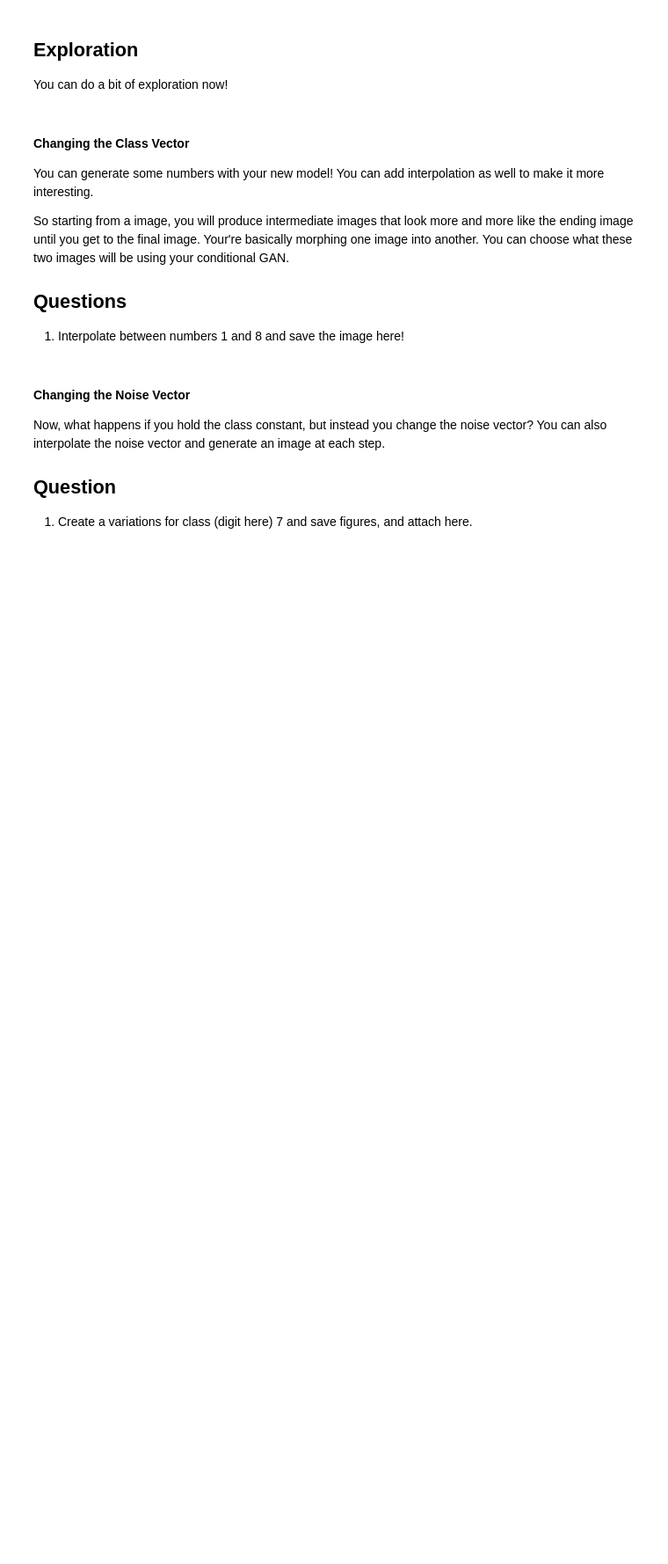
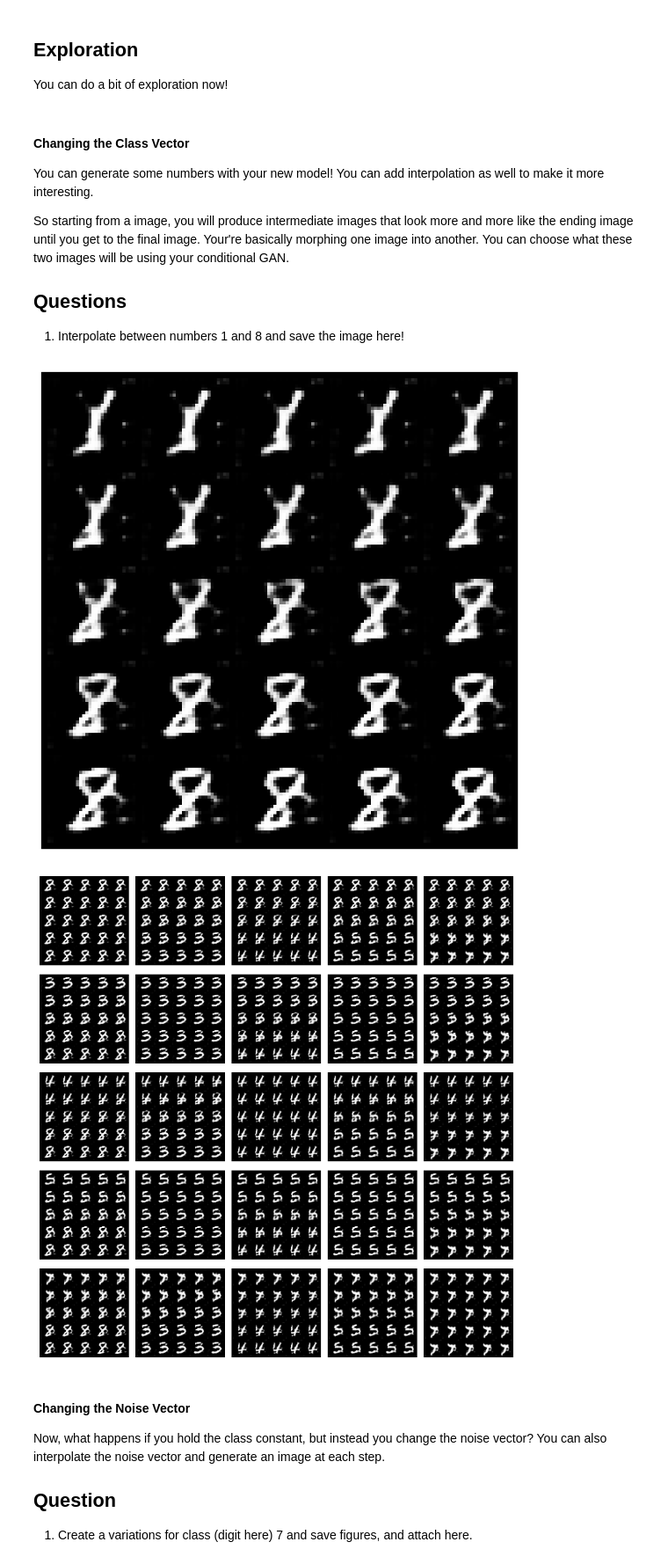
Before and after one commit to FaizalKarim280280/MGM-Spring-2024, a Jupyter notebook: A6/Assignment_Conditional_GAN.ipynb, the cells around one changed output. Shown at 88% size. Saved outputs shown, nothing was run; the diff lists cells and outputs as text; code cells hidden in the pictures; blank space fills up the shorter version.

```diff
--- a/A6/Assignment_Conditional_GAN.ipynb
+++ b/A6/Assignment_Conditional_GAN.ipynb
@@ -192,7 +194,7 @@ def get_one_hot_labels(labels, n_classes):
         n_classes: the total number of classes in the dataset, an integer scalar
     '''
     #### START CODE HERE ####
-
+    return F.one_hot(labels, n_classes)
     #### END CODE HERE ####
 # %%
 assert (
@@ -244,7 +246,7 @@ def combine_vectors(x, y):
     '''
     # Note: Make sure this function outputs a float no matter what inputs it receives
     #### START CODE HERE ####
-
+    combined = torch.cat([x, y], dim=1).to(torch.float32)
     #### END CODE HERE ####
     return combined
 # %%
@@ -322,6 +324,8 @@ def get_input_dimensions(z_dim, mnist_shape, n_classes):
                             (e.g. C x 28 x 28 for MNIST)
     '''
     #### START CODE HERE ####
+    generator_input_dim = z_dim + n_classes
+    discriminator_im_chan = mnist_shape[0] + n_classes
 
     #### END CODE HERE ####
     return generator_input_dim, discriminator_im_chan
@@ -402,6 +406,8 @@ for epoch in range(n_epochs):
         #        2) Generate the conditioned fake images
 
         #### START CODE HERE ####
+        noise_and_labels = combine_vectors(fake_noise, one_hot_labels)
+        fake = gen(noise_and_labels)
 
         #### END CODE HERE ####
 
@@ -421,6 +427,11 @@ for epoch in range(n_epochs):
         #        3) Get the discriminator's prediction on the reals as disc_real_pred
 
         #### START CODE HERE ####
+        fake_image_and_labels = combine_vectors(fake.detach().clone(), image_one_hot_labels)
+        real_image_and_labels = combine_vectors(real, image_one_hot_labels)
+
+        disc_real_pred = disc(real_image_and_labels)
+        disc_fake_pred = disc(fake_image_and_labels)
 
         #### END CODE HERE ####
 
@@ -464,7 +475,7 @@ for epoch in range(n_epochs):
             gen_mean = sum(generator_losses[-display_step:]) / display_step
             disc_mean = sum(discriminator_losses[-display_step:]) / display_step
             print(f"Step {cur_step}: Generator loss: {gen_mean}, discriminator loss: {disc_mean}")
-            show_tensor_images(fake)
+            show_tensor_images(fake, save_path=f'./outputs/{cur_step}.png')
             show_tensor_images(real)
             step_bins = 20
             x_axis = sorted([i * step_bins for i in range(len(generator_losses) // step_bins)] * step_bins)
@@ -480,7 +491,11 @@ for epoch in range(n_epochs):
                 label="Discriminator Loss"
             )
             plt.legend()
+            plt.savefig(f'./loss_plots/{cur_step}.png')
             plt.show()
         elif cur_step == 0:
             print("Congratulations! If you've gotten here, it's working. Please let this train until you're happy with how the generated numbers look, and then go on to the exploration!")
         cur_step += 1
+
+        if cur_step > 10_000:
+            break
@@ -505,7 +543,7 @@ So starting from a image, you will produce intermediate images that look more an
 import math
 
 ### Change me! ###
-n_interpolation = 9 # Choose the interpolation: how many intermediate images you want + 2 (for the start and end image)
+n_interpolation = 25 # Choose the interpolation: how many intermediate images you want + 2 (for the start and end image)
 interpolation_noise = get_noise(1, z_dim, device=device).repeat(n_interpolation, 1)
 
 def interpolate_class(first_number, second_number):
@@ -517,33 +555,36 @@ def interpolate_class(first_number, second_number):
     interpolation_labels = first_label * (1 - percent_second_label) + second_label * percent_second_label
 
     # Combine the noise and the labels
     noise_and_labels = combine_vectors(interpolation_noise, interpolation_labels.to(device))
     fake = gen(noise_and_labels)
     show_tensor_images(fake, num_images=n_interpolation, nrow=int(math.sqrt(n_interpolation)), show=False)
 
 ### Change me! ###
 start_plot_number = 1 # Choose the start digit
 ### Change me! ###
 end_plot_number = 8 # Choose the end digit
 
 plt.figure(figsize=(8, 8))
 interpolate_class(start_plot_number, end_plot_number)
 _ = plt.axis('off')
 
 ### Uncomment the following lines of code if you would like to visualize a set of pairwise class
 ### interpolations for a collection of different numbers, all in a single grid of interpolations.
 ### You'll also see another visualization like this in the next code block!
 plot_numbers = [8, 3, 4, 5, 7]
 n_numbers = len(plot_numbers)
 plt.figure(figsize=(8, 8))
 for i, first_plot_number in enumerate(plot_numbers):
     for j, second_plot_number in enumerate(plot_numbers):
         plt.subplot(n_numbers, n_numbers, i * n_numbers + j + 1)
         interpolate_class(first_plot_number, second_plot_number)
         plt.axis('off')
 plt.subplots_adjust(top=1, bottom=0, left=0, right=1, hspace=0.1, wspace=0)
 plt.show()
 plt.close()
+# %% [output]
+[figure, added]
+[figure, added]
 # %% [markdown]
 #### Changing the Noise Vector
 Now, what happens if you hold the class constant, but instead you change the noise vector? You can also interpolate the noise vector and generate an image at each step.
```
Also changed, not shown: parts of 3 cells of this notebook, 8 other files.
